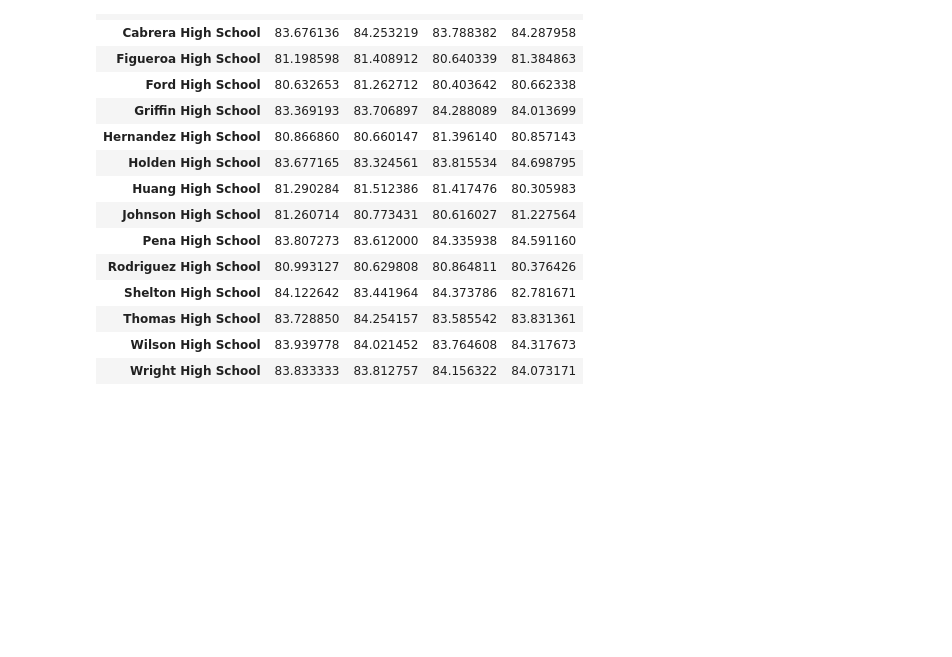
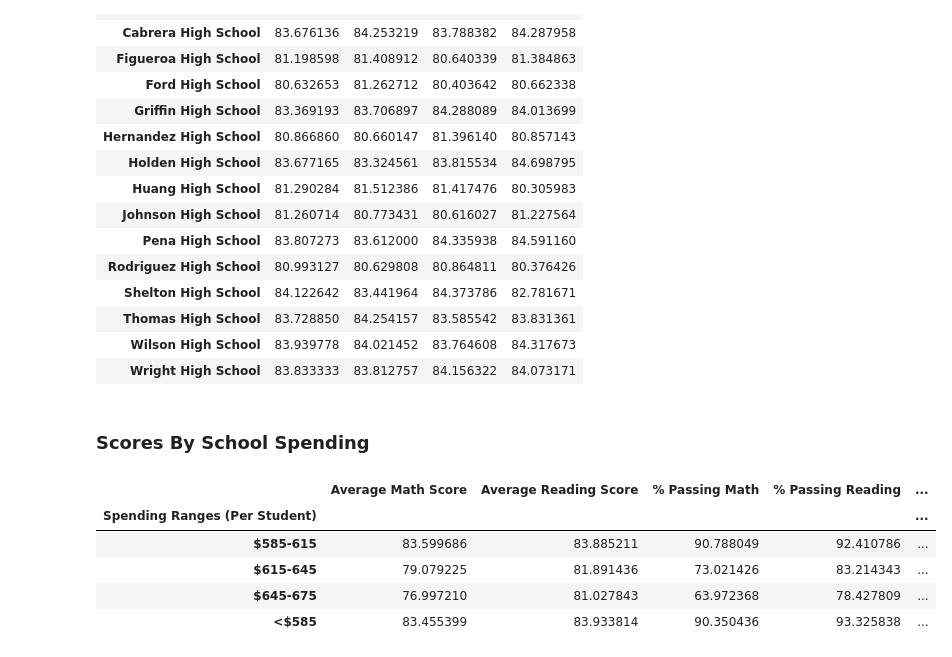
Before and after one commit to bharnats/Pandas-PySchools, a Jupyter notebook: Data_Cleaning.ipynb, the cells around one changed output. Drawn from its saved outputs; the diff is of its cells as text; code cells hidden in the pictures; blank space fills up the shorter version.

```diff
--- a/Data_Cleaning.ipynb
+++ b/Data_Cleaning.ipynb
@@ -258,3 +258,41 @@ scores_by_grade
 | Thomas High School | 83.728850 | 84.254157 | 83.585542 | 83.831361 |
 | Wilson High School | 83.939778 | 84.021452 | 83.764608 | 84.317673 |
 | Wright High School | 83.833333 | 83.812757 | 84.156322 | 84.073171 |
+# %% [markdown]
+### Scores By School Spending
+# %%
+# Establish the bins
+spending_bins = [0, 585, 615, 645, 675]
+group_names = ["<$585", "$585-615", "$615-645", "$645-675"]
+
+# Categorize the spending based on the bins
+per_school_summary["Spending Ranges (Per Student)"] = pd.cut(per_school_capita, spending_bins, labels=group_names)
+
+spending_math_scores = per_school_summary.groupby(["Spending Ranges (Per Student)"]).mean()["Average Math Score"]
+spending_reading_scores = per_school_summary.groupby(["Spending Ranges (Per Student)"]).mean()["Average Reading Score"]
+spending_passing_math = per_school_summary.groupby(["Spending Ranges (Per Student)"]).mean()["% Passing Math"]
+spending_passing_reading = per_school_summary.groupby(["Spending Ranges (Per Student)"]).mean()["% Passing Reading"]
+overall_passing_rate = (spending_math_scores + spending_reading_scores) / 2
+
+# Assemble into data frame
+spending_summary = pd.DataFrame({"Average Math Score" : spending_math_scores,
+                                 "Average Reading Score": spending_reading_scores,
+                                 "% Passing Math": spending_passing_math,
+                                 "% Passing Reading": spending_passing_reading,
+                                 "% Overall Passing Rate": overall_passing_rate})
+
+# Minor data munging
+spending_summary = spending_summary[["Average Math Score",
+                                     "Average Reading Score",
+                                     "% Passing Math", "% Passing Reading",
+                                     "% Overall Passing Rate"]]
+
+# Display results
+spending_summary
+# %% [output]
+|  | Average Math Score | Average Reading Score | % Passing Math | % Passing Reading | ... |
+| Spending Ranges (Per Student) |  |  |  |  | ... |
+| $585-615 | 83.599686 | 83.885211 | 90.788049 | 92.410786 | ... |
+| $615-645 | 79.079225 | 81.891436 | 73.021426 | 83.214343 | ... |
+| $645-675 | 76.997210 | 81.027843 | 63.972368 | 78.427809 | ... |
+| <$585 | 83.455399 | 83.933814 | 90.350436 | 93.325838 | ... |
```
Also changed, not shown: parts of 2 cells of this notebook.
